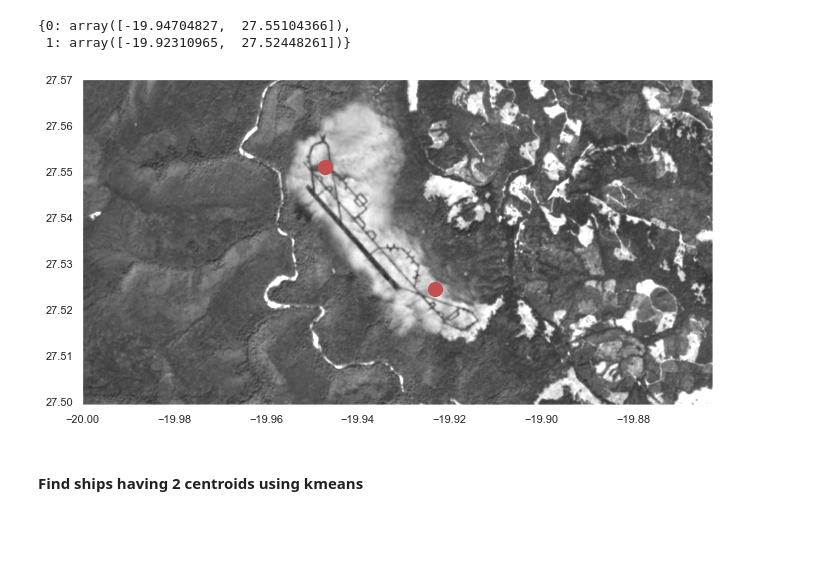
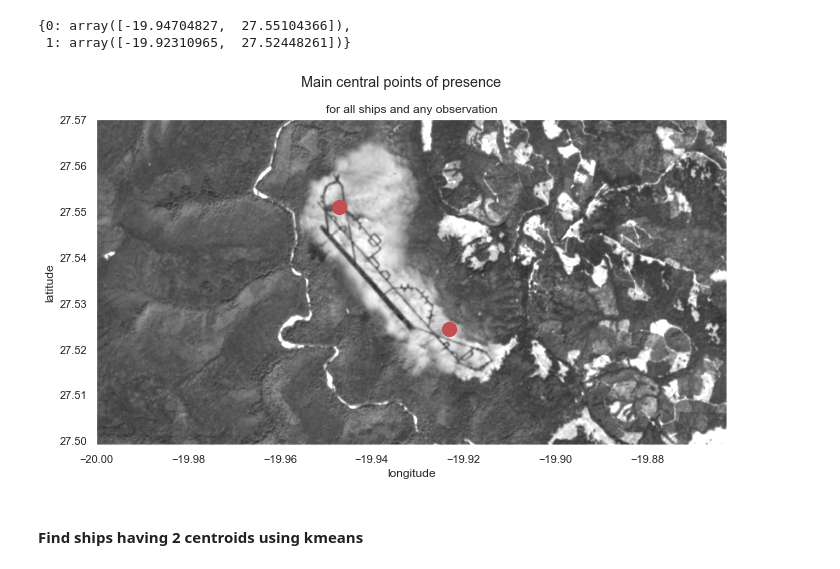
Before and after one commit to AlexisBogroff/geo_challenge, a Jupyter notebook: part_3_2_eda_exploration.ipynb, the cells around one changed output. Cells and saved outputs as stored; diff of their text form; code cells hidden in the pictures; blank space fills up the shorter version.

Commit message:
Add graph titles and labels

```diff
--- a/part_3_2_eda_exploration.ipynb
+++ b/part_3_2_eda_exploration.ipynb
@@ -443,15 +443,19 @@ centroids2
 # %%
 plt.figure(figsize=(12, 6))
 # Draw background
 plt.imshow(img_arr, zorder=.5, cmap='gray', vmin=0, vmax=180, extent=raster.extent)
 
 # Add ships centroids positions (computed using kmeans)
 for i in centroids2:
     plt.scatter(centroids2[i][0], centroids2[i][1], c='r', s=200)
 
+plt.suptitle('Main central points of presence')
+plt.title('for all ships and any observation')
+plt.xlabel('longitude')
+plt.ylabel('latitude')
 plt.show()
 # %% [output]
-[figure, old version]
+[figure, new version]
 # %% [markdown]
 #### Find ships having 2 centroids using kmeans
 # %%
```
Also changed, not shown: parts of 2 cells of this notebook.
